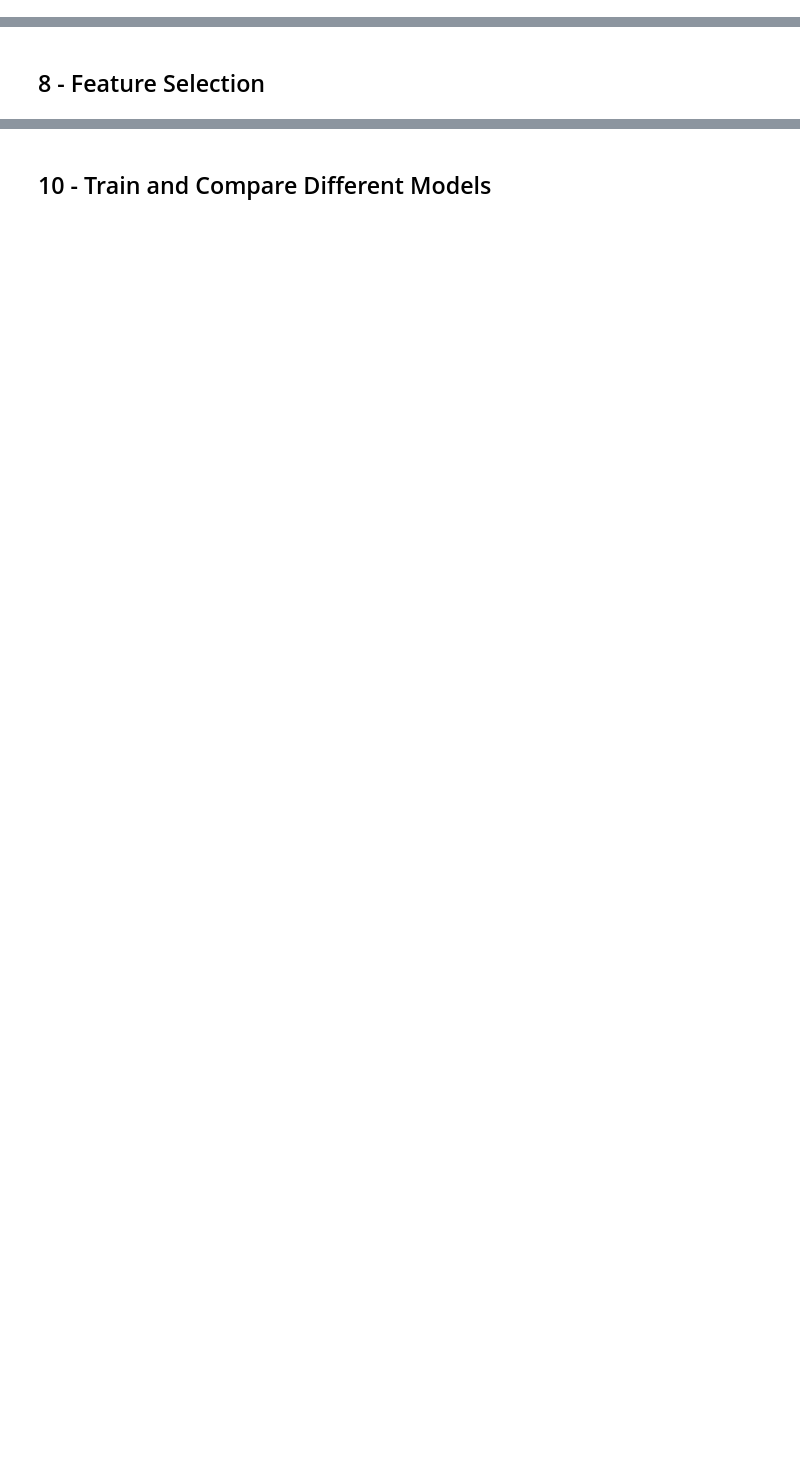
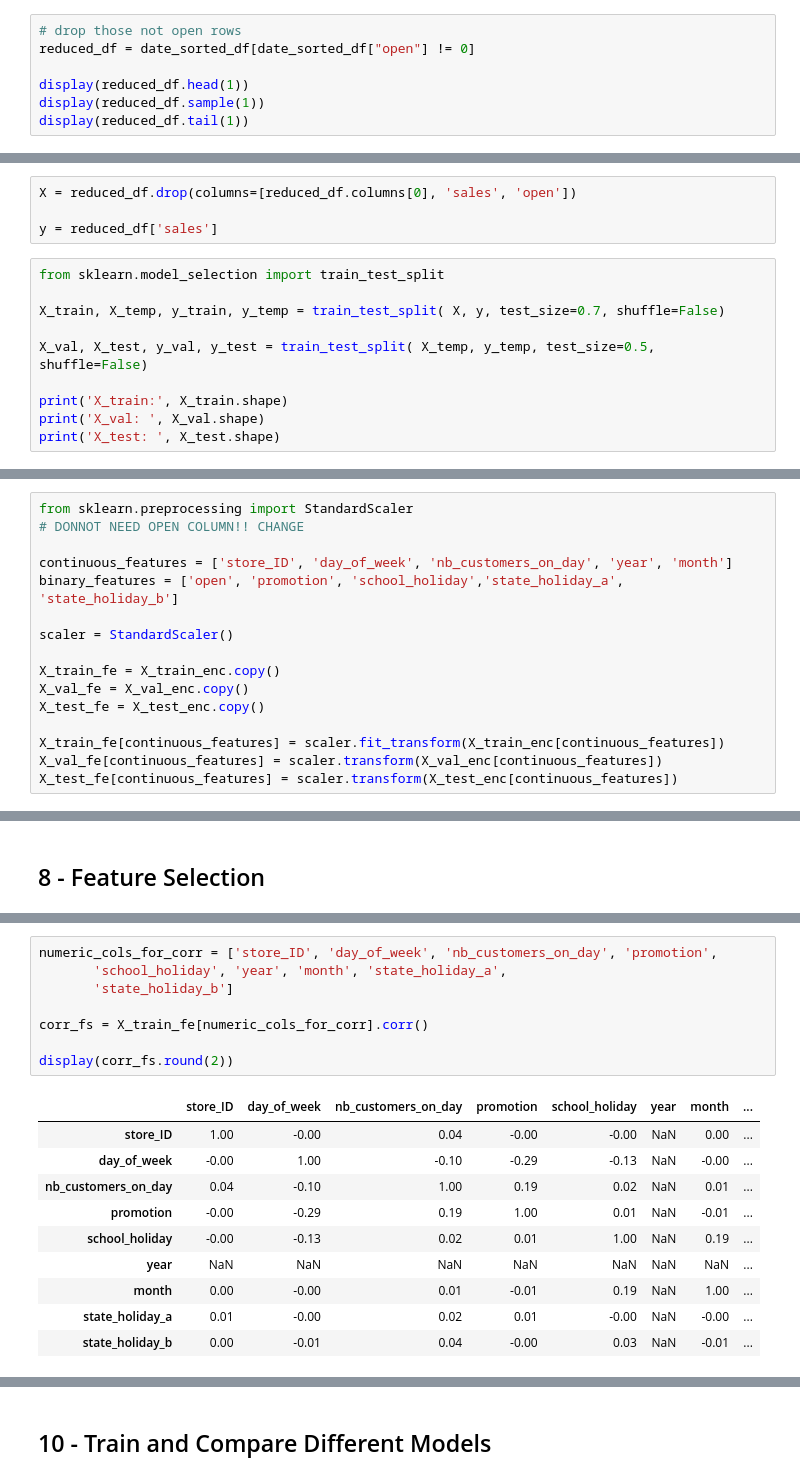
Before and after one commit to shaniewill/IronHack_IronKeggle-_OneTeamOneDream_Uschi_Shanie_Alex, a Jupyter notebook: group1.ipynb, the cells around one changed output, grey strips where cells are left out. Drawn from its saved outputs; the diff is of its cells as text; blank space fills up the shorter version.

```diff
--- a/group1.ipynb
+++ b/group1.ipynb
@@ -187,0 +177,7 @@ NameError: name 'dataset' is not defined
+# %%
+# drop those not open rows
+reduced_df = date_sorted_df[date_sorted_df["open"] != 0]
+
+display(reduced_df.head(1))
+display(reduced_df.sample(1))
+display(reduced_df.tail(1))
@@ -187,0 +195,14 @@ NameError: name 'dataset' is not defined
+# %%
+X = reduced_df.drop(columns=[reduced_df.columns[0], 'sales', 'open'])
+
+y = reduced_df['sales']
+# %%
+from sklearn.model_selection import train_test_split
+
+X_train, X_temp, y_train, y_temp = train_test_split( X, y, test_size=0.7, shuffle=False)
+
+X_val, X_test, y_val, y_test = train_test_split( X_temp, y_temp, test_size=0.5, shuffle=False)
+
+print('X_train:', X_train.shape)
+print('X_val: ', X_val.shape)
+print('X_test: ', X_test.shape)
@@ -216,0 +334,16 @@ print("Drop rows when open == 0")
+# %%
+from sklearn.preprocessing import StandardScaler
+# DONNOT NEED OPEN COLUMN!! CHANGE
+
+continuous_features = ['store_ID', 'day_of_week', 'nb_customers_on_day', 'year', 'month']
+binary_features = ['open', 'promotion', 'school_holiday','state_holiday_a', 'state_holiday_b']
+
+scaler = StandardScaler()
+
+X_train_fe = X_train_enc.copy()
+X_val_fe = X_val_enc.copy()
+X_test_fe = X_test_enc.copy()
+
+X_train_fe[continuous_features] = scaler.fit_transform(X_train_enc[continuous_features])
+X_val_fe[continuous_features] = scaler.transform(X_val_enc[continuous_features])
+X_test_fe[continuous_features] = scaler.transform(X_test_enc[continuous_features])
@@ -220,0 +363,19 @@ print("Drop rows when open == 0")
+# %%
+numeric_cols_for_corr = ['store_ID', 'day_of_week', 'nb_customers_on_day', 'promotion',
+       'school_holiday', 'year', 'month', 'state_holiday_a',
+       'state_holiday_b']
+
+corr_fs = X_train_fe[numeric_cols_for_corr].corr()
+
+display(corr_fs.round(2))
+# %% [output]
+|  | store_ID | day_of_week | nb_customers_on_day | promotion | school_holiday | year | month | ... |
+| store_ID | 1.00 | -0.00 | 0.04 | -0.00 | -0.00 | NaN | 0.00 | ... |
+| day_of_week | -0.00 | 1.00 | -0.10 | -0.29 | -0.13 | NaN | -0.00 | ... |
+| nb_customers_on_day | 0.04 | -0.10 | 1.00 | 0.19 | 0.02 | NaN | 0.01 | ... |
+| promotion | -0.00 | -0.29 | 0.19 | 1.00 | 0.01 | NaN | -0.01 | ... |
+| school_holiday | -0.00 | -0.13 | 0.02 | 0.01 | 1.00 | NaN | 0.19 | ... |
+| year | NaN | NaN | NaN | NaN | NaN | NaN | NaN | ... |
+| month | 0.00 | -0.00 | 0.01 | -0.01 | 0.19 | NaN | 1.00 | ... |
+| state_holiday_a | 0.01 | -0.00 | 0.02 | 0.01 | -0.00 | NaN | -0.00 | ... |
+| state_holiday_b | 0.00 | -0.01 | 0.04 | -0.00 | 0.03 | NaN | -0.01 | ... |
```
Also changed, not shown: parts of 32 cells of this notebook, 1 other file.
